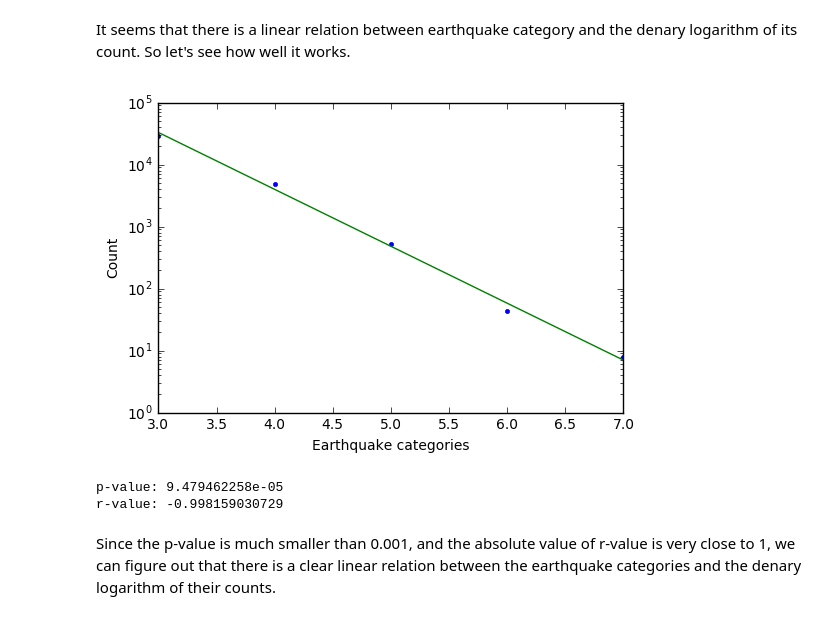
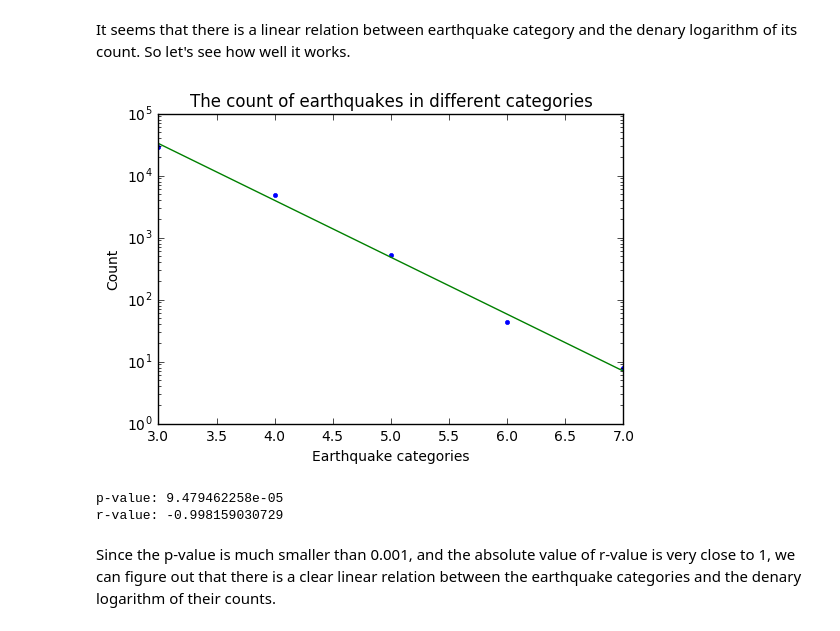
Before and after one commit to UrYuWang/UrYuWang.github.io, a Jupyter notebook: Earthquakes in US.ipynb, the cells around one changed output. Drawn from its saved outputs; the diff is of its cells as text; code cells hidden in the pictures.

```diff
--- a/Earthquakes in US.ipynb
+++ b/Earthquakes in US.ipynb
@@ -102,17 +193,19 @@ plt.show()
 # %% [markdown]
 It seems that there is a linear relation between earthquake category and the denary logarithm of its count. So let's see how well it works.
 # %%
+#use stats.linregress to do linear regression
 slope, intercept, r_value, p_value, std_err = stats.linregress(catecount['cate'], catecount['count'].apply(np.log10))
 plt.plot(catecount['cate'],catecount['count'],'.')
 plt.plot(catecount['cate'],np.power(10,slope*catecount['cate']+intercept),'-')
+plt.title('The count of earthquakes in different categories')
 plt.xlabel('Earthquake categories')
 plt.ylabel('Count')
 plt.yscale('log')
 plt.show()
 print('p-value: '+str(p_value))
 print('r-value: '+str(r_value))
 # %% [output]
-[figure, old version]
+[figure, new version]
 p-value: 9.479462258e-05
 r-value: -0.998159030729
 # %% [markdown]
```
Also changed, not shown: parts of 37 cells of this notebook, 1 other file.
